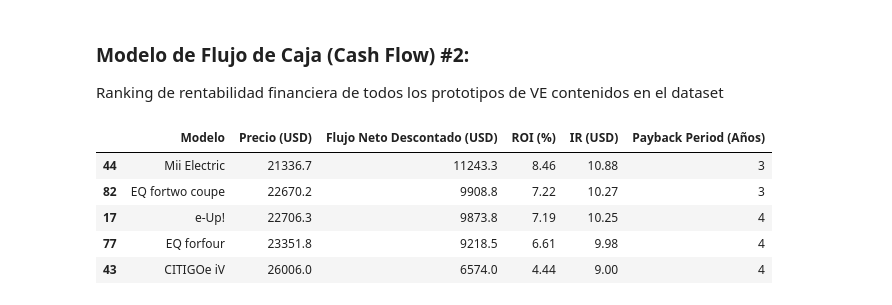
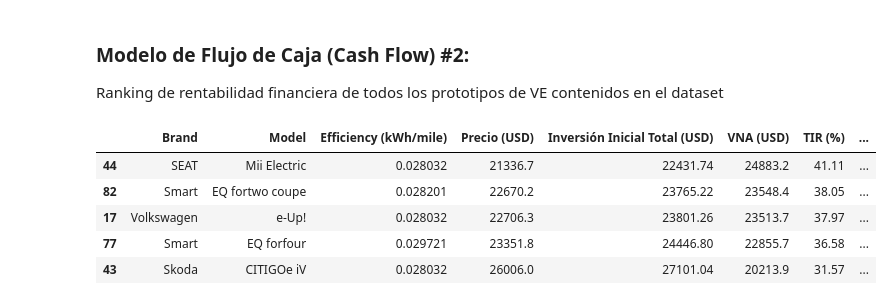
Before and after one commit to mlararossetti/ProyectoFinalSH, a Jupyter notebook: Financial Models/Cash_Flow_Model.ipynb, the cells around one changed output. Cells and saved outputs as stored; diff of their text form; code cells hidden in the pictures.

Commit message:
Flujo de Fondos

```diff
--- a/Financial Models/Cash_Flow_Model.ipynb
+++ b/Financial Models/Cash_Flow_Model.ipynb
@@ -289,5 +317,6 @@ df_autos['Precio Dolar'] = df_autos['price_euro'] * 1.06
 # %%
 modelo_auto = 'Mii Electric '  # El modelo elegido
-comparar_flujo_caja_y_medir_indicadores(df_autos,modelo_auto, AutoElectrico)
+tasa_descuento = 0.10
+comparar_flujo_caja_y_medir_indicadores(modelo_auto, tasa_descuento)
 # %% [output]
 Flujo de Caja Proyectado para Mii Electric  (Eléctrico):
@@ -316,84 +345,101 @@ A continuacion se exponen los modelos contenidos en el dataset para agregarlos e
 Ranking de rentabilidad financiera de todos los prototipos de VE contenidos en el dataset
 # %%
 # Definición de la función para calcular y comparar métricas
-def calcular_metricas_para_todos_los_modelos(df_autos):
+def calcular_metricas_para_todos_los_modelos(tasa):
     resultados = []
     resultados_conv = []
 
     # Se itera sobre cada modelo en el dataset
     for _, row in df_autos.iterrows(): #uso _, ya que no necesito el indice
+        marca = row['Brand']
         modelo = row['Model']
         precio = row['Precio Dolar']
         eficiencia = row['Efficiency (kWh/mile)']
+
         # Se instancia AutoEléctrico y AutoConvencional con el precio del modelo actual
-        auto_electrico = AutoElectrico(precio, eficiencia)
-        auto_convencional = AutoConvencional()
+        auto_electrico = AutoElectrico(tasa_descuento, precio, eficiencia)
+        auto_convencional = AutoConvencional(tasa_descuento)
+
+        # Se calcula los flujos de caja proyectados para ambos tipos de autos
+        inversión_electrico = auto_electrico.inversion_inicial()
+        inversión_convencional = auto_convencional.inversion_inicial()
 
         # Se calcula los flujos de caja proyectados para ambos tipos de autos
         flujo_electrico = auto_electrico.flujo_caja_proyectado()
         flujo_convencional = auto_convencional.flujo_caja_proyectado()
 
         # Luego, se calcula el flujo neto descontado total
-        flujo_descuento_total_electrico = flujo_electrico['Flujo Neto Descontado (10%)'].sum()
-        flujo_descuento_total_convencional = flujo_convencional['Flujo Neto Descontado (10%)'].sum()
+        flujo_descuento_total_electrico = flujo_electrico['Flujo Neto Descontado'].sum()
+        flujo_descuento_total_convencional = flujo_convencional['Flujo Neto Descontado'].sum()
 
         # Sumo ingresos descontado para cada tipo de auto (obtener total)
-        ingresos_descuento_total_electrico = round(flujo_electrico['Ingresos Descontado (10%)'].sum(),2)
-        ingresos_descuento_total_convencional = round(flujo_convencional['Ingresos Descontado (10%)'].sum(),2)
+        ingresos_descuento_total_electrico = round(flujo_electrico['Ingresos Descontado'].sum(),2)
+        ingresos_descuento_total_convencional = round(flujo_convencional['Ingresos Descontado'].sum(),2)
 
 
         # Calculo ROI, IR y Payback Period
-        roi_electrico = auto_electrico.calcular_roi(flujo_descuento_total_electrico)
+        roi_electrico,roi_mensual_electrico = auto_electrico.calcular_roi(flujo_descuento_total_electrico)
         ir_electrico = auto_electrico.calcular_ir(ingresos_descuento_total_electrico)
         payback_electrico = auto_electrico.calcular_payback_period()
+        tir_electrico = round(npf.irr(flujo_electrico['Flujo Neto'])*100,2)
 
-                # Calculo ROI, IR y Payback Period
-        roi_convencional = auto_convencional.calcular_roi(flujo_descuento_total_convencional)
+        # Calculo ROI, IR y Payback Period
+        roi_convencional,roi_mensual_convencional  = auto_convencional.calcular_roi(flujo_descuento_total_convencional)
         ir_convencional = auto_convencional.calcular_ir(ingresos_descuento_total_convencional)
         payback_convencional = auto_convencional.calcular_payback_period()
+        tir_convencional = round(npf.irr(flujo_convencional['Flujo Neto'])*100,2)
+
 
         # Se agg los resultados a la lista
         resultados.append({
-            'Modelo': modelo,
+            'Brand': marca,
+            'Model': modelo,
+            'Efficiency (kWh/mile)' : eficiencia,
             'Precio (USD)': round(precio,1),
-            'Flujo Neto Descontado (USD)': round(flujo_descuento_total_electrico,1),
+            'Inversión Inicial Total (USD)': inversión_electrico,
+            'VNA (USD)': round(flujo_descuento_total_electrico,1),
+            'TIR (%)':tir_electrico,
             'ROI (%)': roi_electrico,
+            'ROI Mensualizado(%)': roi_mensual_electrico,
             'IR (USD)': ir_electrico,
             'Payback Period (Años)': payback_electrico
         })
 
         # Se agg los resultados a la lista
         resultados_conv.append({
-            'Modelo': "Convenncional",
-            'Precio (USD)': 15000,
-            'Flujo Neto Descontado (USD)': round(flujo_descuento_total_convencional,1),
+            'Modelo': "Convencional",
+            'Precio (USD)': 36200,
+            'Inversión Inicial Total (USD)': inversión_convencional,
+            'TIR (%)':tir_convencional,
             'ROI (%)': roi_convencional,
+            'ROI Mensualizado(%)': roi_mensual_convencional,
             'IR (USD)': ir_convencional,
             'Payback Period (Años)': payback_convencional
         })
 
         # Se convierte a DataFrame
     df_resultados = pd.DataFrame(resultados)
     df_resultados_conv = pd.DataFrame(resultados_conv)
     # Se obtienen los 5 mejores con nlargest
     # top_5_modelos = df_resultados.nlargest(5, ['ROI (%)', 'IR (USD)', 'Flujo Neto Descontado (USD)'])
     df_resultados = df_resultados.sort_values(by="ROI (%)", ascending=False)
     df_resultados_conv = df_resultados_conv.sort_values(by="ROI (%)", ascending=False)
 
     return df_resultados, df_resultados_conv
     #return top_5_modelos
 
 # Se invoca la función para calcular métricas y obtener los top 5 modelos
-df_resultados,df_resultados_conv = calcular_metricas_para_todos_los_modelos(df_autos)
+tasa_descuento = 0.10
+df_resultados,df_resultados_conv = calcular_metricas_para_todos_los_modelos(tasa_descuento)
 
 df_resultados.head(5)
 # %% [output]
-|  | Modelo | Precio (USD) | Flujo Neto Descontado (USD) | ROI (%) | IR (USD) | Payback Period (Años) |
-| 44 | Mii Electric | 21336.7 | 11243.3 | 8.46 | 10.88 | 3 |
-| 82 | EQ fortwo coupe | 22670.2 | 9908.8 | 7.22 | 10.27 | 3 |
-| 17 | e-Up! | 22706.3 | 9873.8 | 7.19 | 10.25 | 4 |
-| 77 | EQ forfour | 23351.8 | 9218.5 | 6.61 | 9.98 | 4 |
-| 43 | CITIGOe iV | 26006.0 | 6574.0 | 4.44 | 9.00 | 4 |
+|  | Brand | Model | Efficiency (kWh/mile) | Precio (USD) | Inversión Inicial Total (USD) | VNA (USD) | TIR (%) | ... |
+| 44 | SEAT | Mii Electric | 0.028032 | 21336.7 | 22431.74 | 24883.2 | 41.11 | ... |
+| 82 | Smart | EQ fortwo coupe | 0.028201 | 22670.2 | 23765.22 | 23548.4 | 38.05 | ... |
+| 17 | Volkswagen | e-Up! | 0.028032 | 22706.3 | 23801.26 | 23513.7 | 37.97 | ... |
+| 77 | Smart | EQ forfour | 0.029721 | 23351.8 | 24446.80 | 22855.7 | 36.58 | ... |
+| 43 | Skoda | CITIGOe iV | 0.028032 | 26006.0 | 27101.04 | 20213.9 | 31.57 | ... |
 # %%
 df_resultados_conv.head(5)
 # %% [output]
```
Also changed, not shown: parts of 16 cells of this notebook, 7 other files.
